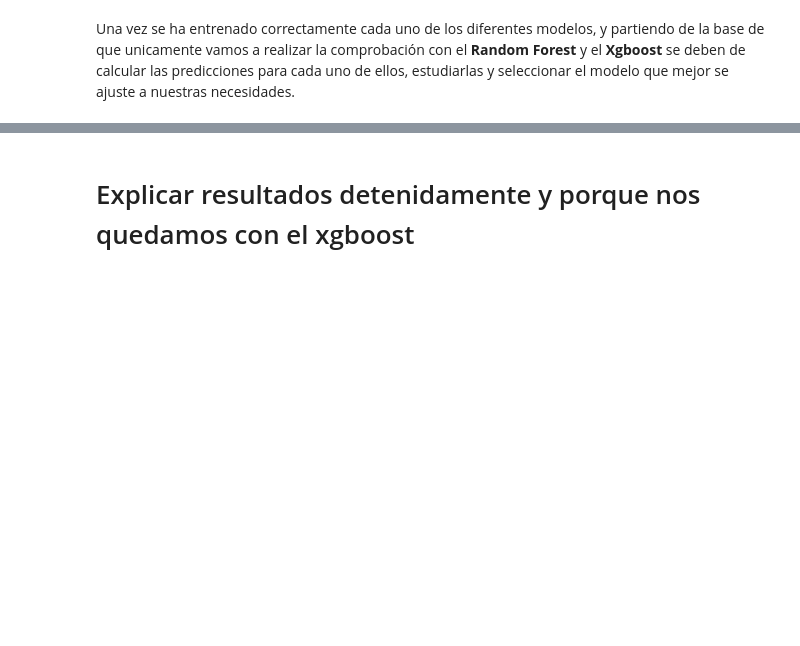
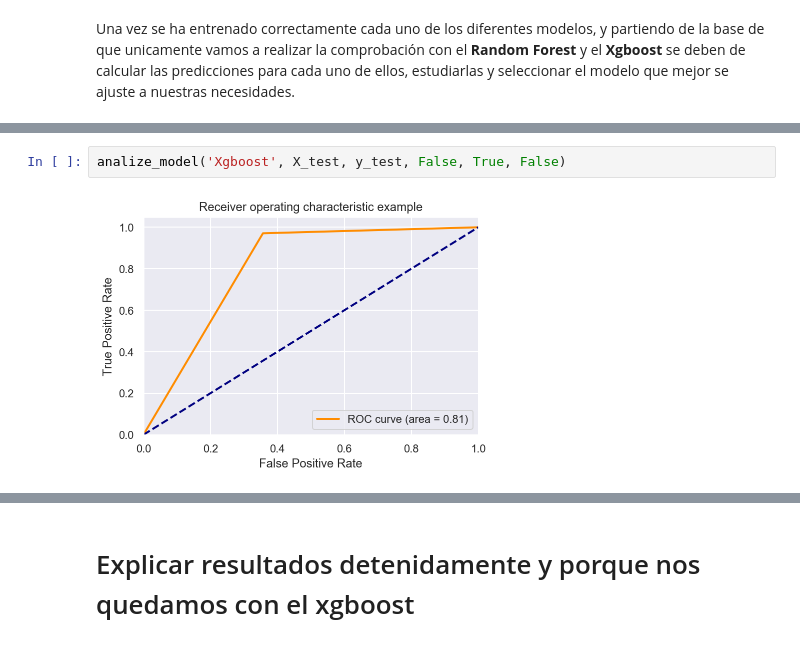
Before and after one commit to cifucg/minsait_land_classification, a Jupyter notebook: Analisis Exploratorio (FINAL).ipynb, the cells around one changed output, grey strips where cells are left out. Drawn from its saved outputs; the diff is of its cells as text; blank space fills up the shorter version.

```diff
--- a/Analisis Exploratorio (FINAL).ipynb
+++ b/Analisis Exploratorio (FINAL).ipynb
@@ -1052,0 +1059,4 @@ AUC : 0.8
+# %%
+analize_model('Xgboost', X_test, y_test, False, True, False)
+# %% [output]
+[figure, added]
```
Also changed, not shown: parts of 20 cells of this notebook.
